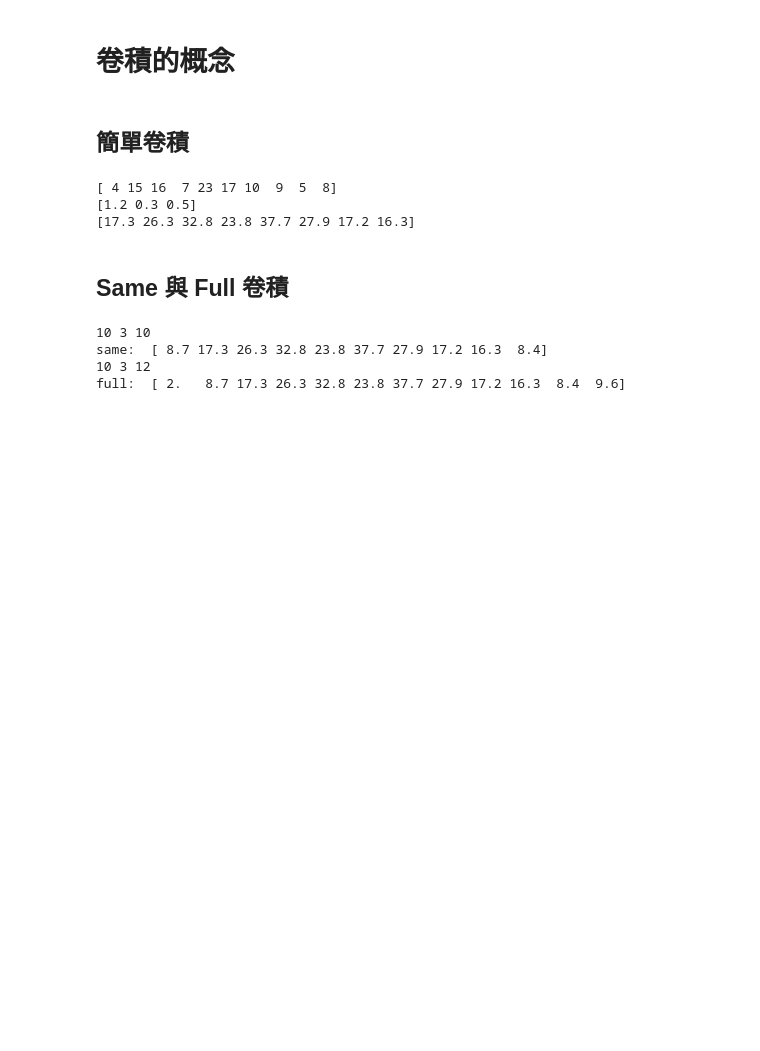
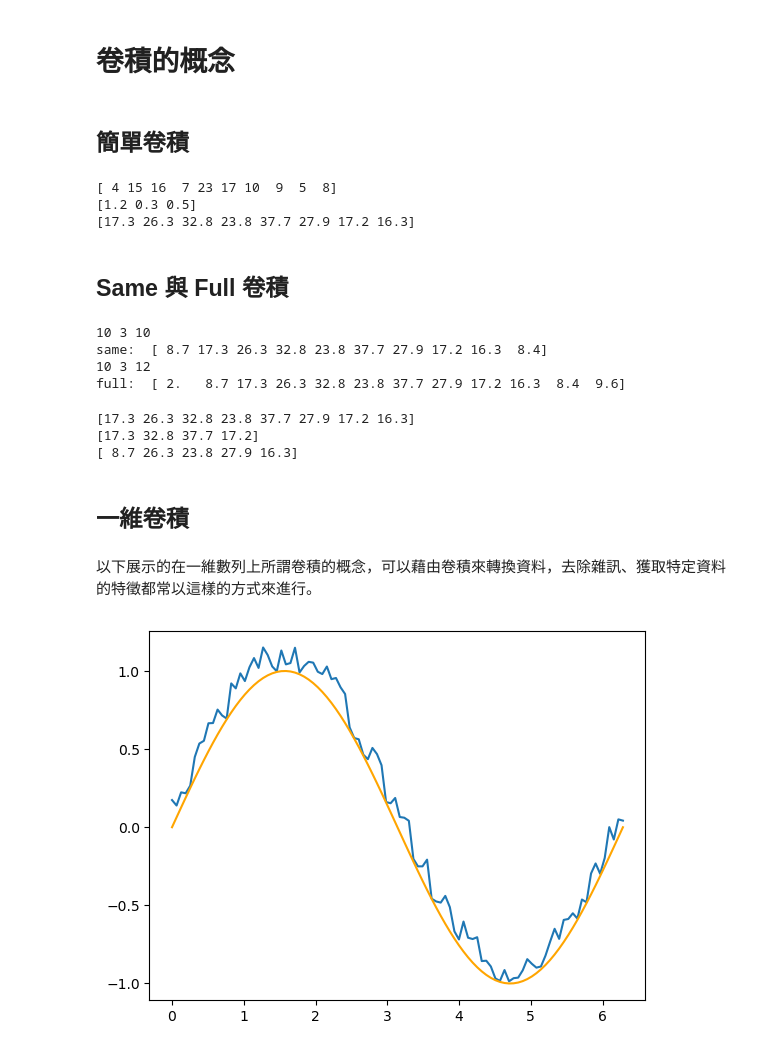
Before and after one commit to billy1125/Machine-Learning, a Jupyter notebook: Convolution.ipynb, the cells around one changed output. Saved outputs shown, nothing was run; the diff lists cells and outputs as text; code cells hidden in the pictures; blank space fills up the shorter version.

```diff
--- a/Convolution.ipynb
+++ b/Convolution.ipynb
@@ -87,0 +117,37 @@ full:  [ 2.   8.7 17.3 26.3 32.8 23.8 37.7 27.9 17.2 16.3  8.4  9.6]
+# %%
+y0 = conv1d(x, w, 0)
+y1 = conv1d(x, w, 0, s=2)
+y2 = conv1d(x, w, 1, s=2)
+print(y0)
+print(y1)
+print(y2)
+# %% [output]
+[17.3 26.3 32.8 23.8 37.7 27.9 17.2 16.3]
+[17.3 32.8 37.7 17.2]
+[ 8.7 26.3 23.8 27.9 16.3]
+# %% [markdown]
+## 一維卷積
+# %% [markdown]
+以下展示的在一維數列上所謂卷積的概念，可以藉由卷積來轉換資料，去除雜訊、獲取特定資料的特徵都常以這樣的方式來進行。
+# %%
+import numpy as np
+import matplotlib.pyplot as plt
+%matplotlib inline
+
+# 在 0 到 2π 之間產生 100 個均勻分布的點
+x = np.linspace(0, 2 * np.pi, 100)
+
+# 產生正弦波，並加上隨機雜訊
+# np.random.random(100) 會產生 0 到 1 之間的浮點數
+# 乘以 0.2 是為了把雜訊的振幅縮小，讓它看起來像是「抖動」
+y = np.sin(x) + np.random.random(100) * 0.2
+y_unbias = np.sin(x)
+
+# 呼叫 Matplotlib 畫出折線圖
+plt.plot(x, y)
+plt.plot(x, y_unbias, color='orange')
+
+# 顯示圖表
+plt.show()
+# %% [output]
+[figure, added]
```
Also changed, not shown: parts of 5 cells of this notebook.
